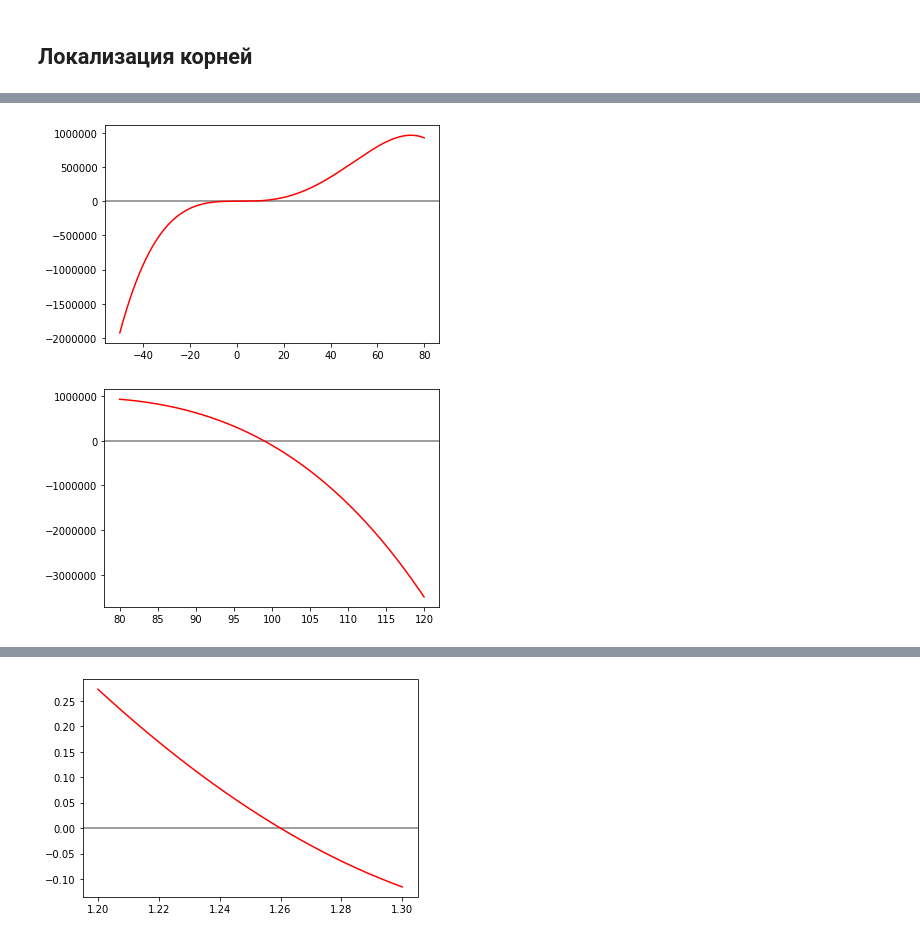
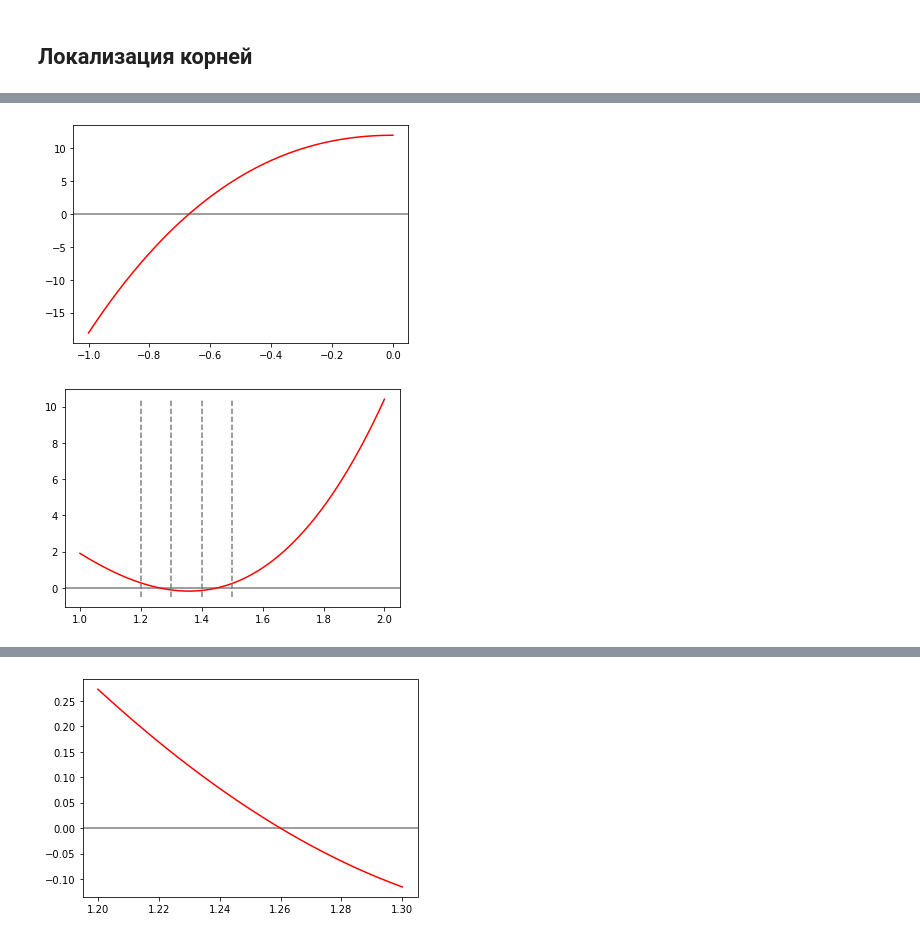
Before and after one commit to pavponn/computational-methods, a Jupyter notebook: homework-1/task1.ipynb, the cells around one changed output, grey strips where cells are left out. Drawn from its saved outputs; the diff is of its cells as text; code cells hidden in the pictures.

```diff
--- a/homework-1/task1.ipynb
+++ b/homework-1/task1.ipynb
@@ -100,16 +223,20 @@ plt.show()
 # %%
-l,r = -50, 80
+l,r = -1, 0
 xs = np.linspace(l,r,1000)
 ys = f(xs)
 plt.axhline(0, color='gray')
 plt.plot(xs,ys,'r')
 plt.show()
-l,r = 80, 120
+l,r = 1, 2
 xs = np.linspace(l,r,1000)
 ys = f(xs)
 plt.axhline(0, color='gray')
 plt.plot(xs,ys,'r')
+plt.plot([1.2,1.2], [-0.5, f(r)], 'gray', linestyle = '--')
+plt.plot([1.3,1.3], [-0.5, f(r)], 'gray', linestyle = '--')
+plt.plot([1.4,1.4], [-0.5, f(r)], 'gray', linestyle = '--')
+plt.plot([1.5,1.5], [-0.5, f(r)], 'gray', linestyle = '--')
 plt.show()
 # %% [output]
-[figure, old version]
+[figure, new version]
-[figure, old version]
+[figure, new version]
```
Also changed, not shown: parts of 30 cells of this notebook.
